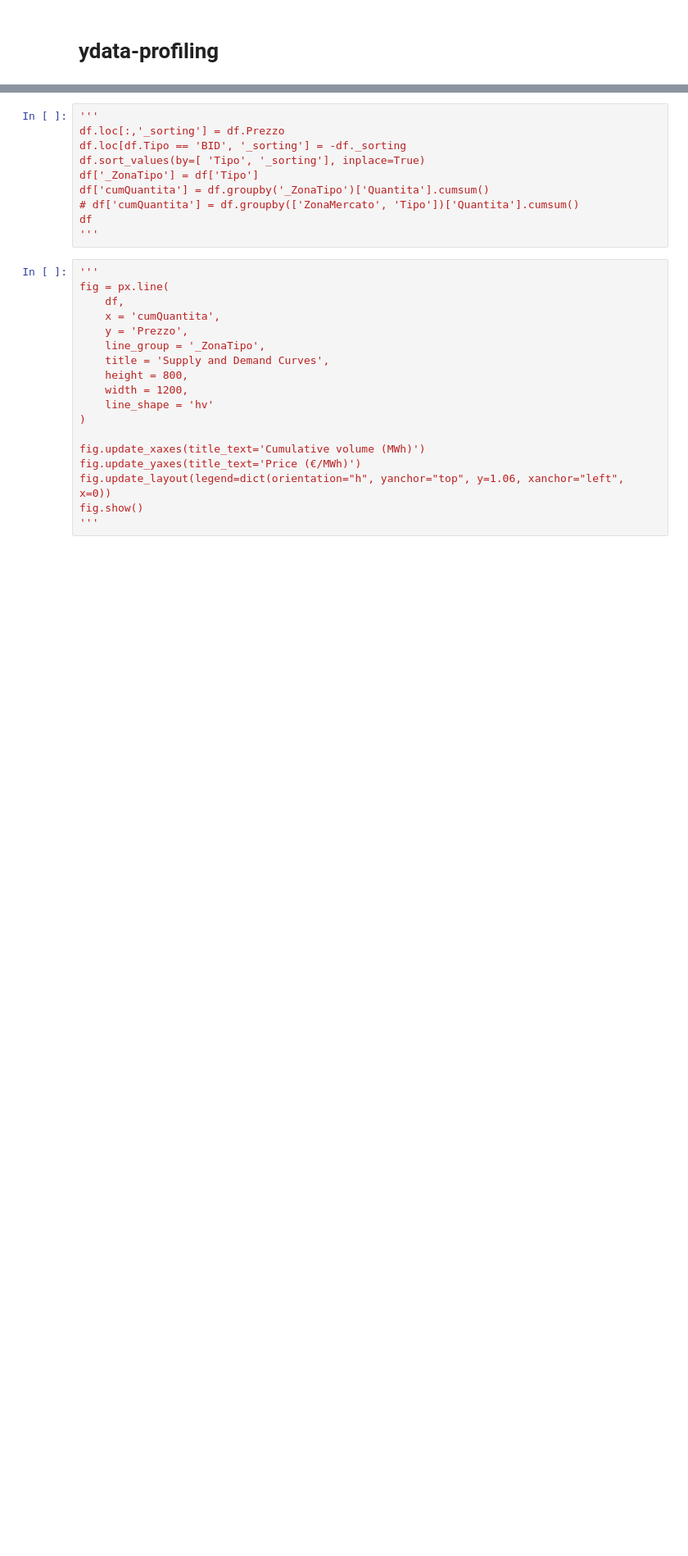
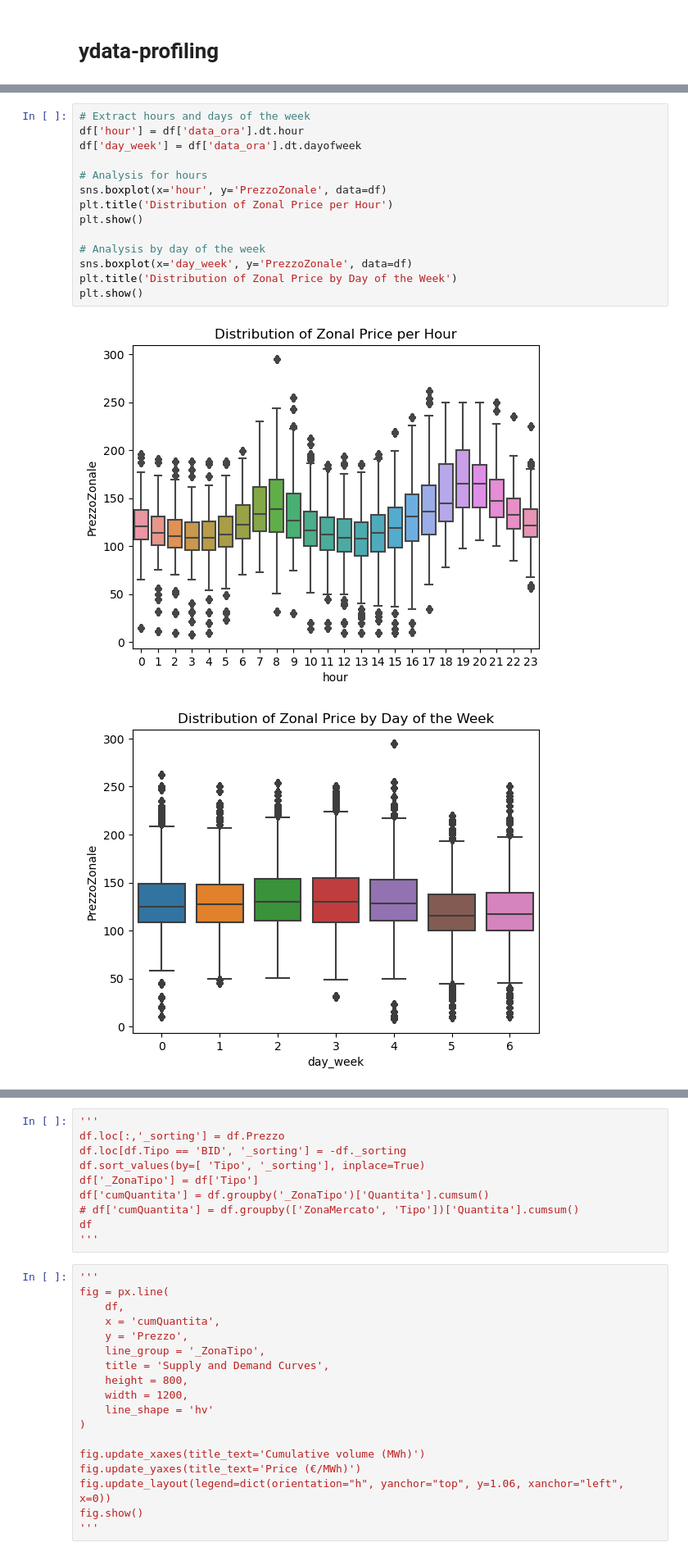
Before and after one commit to bmarci99/Applied-Statistics-Project, a Jupyter notebook: OffertaDomanda_exploration.ipynb, the cells around one changed output, grey strips where cells are left out. Shown at 82% size. Cells and saved outputs as stored; diff of their text form; blank space fills up the shorter version.

```diff
--- a/OffertaDomanda_exploration.ipynb
+++ b/OffertaDomanda_exploration.ipynb
@@ -245,0 +255,17 @@ Intel MKL WARNING: Support of Intel(R) Streaming SIMD Extensions 4.2 (Intel(R) S
+# %%
+# Extract hours and days of the week
+df['hour'] = df['data_ora'].dt.hour
+df['day_week'] = df['data_ora'].dt.dayofweek
+
+# Analysis for hours
+sns.boxplot(x='hour', y='PrezzoZonale', data=df)
+plt.title('Distribution of Zonal Price per Hour')
+plt.show()
+
+# Analysis by day of the week
+sns.boxplot(x='day_week', y='PrezzoZonale', data=df)
+plt.title('Distribution of Zonal Price by Day of the Week')
+plt.show()
+# %% [output]
+[figure, added]
+[figure, added]
```
Also changed, not shown: parts of 14 cells of this notebook.
